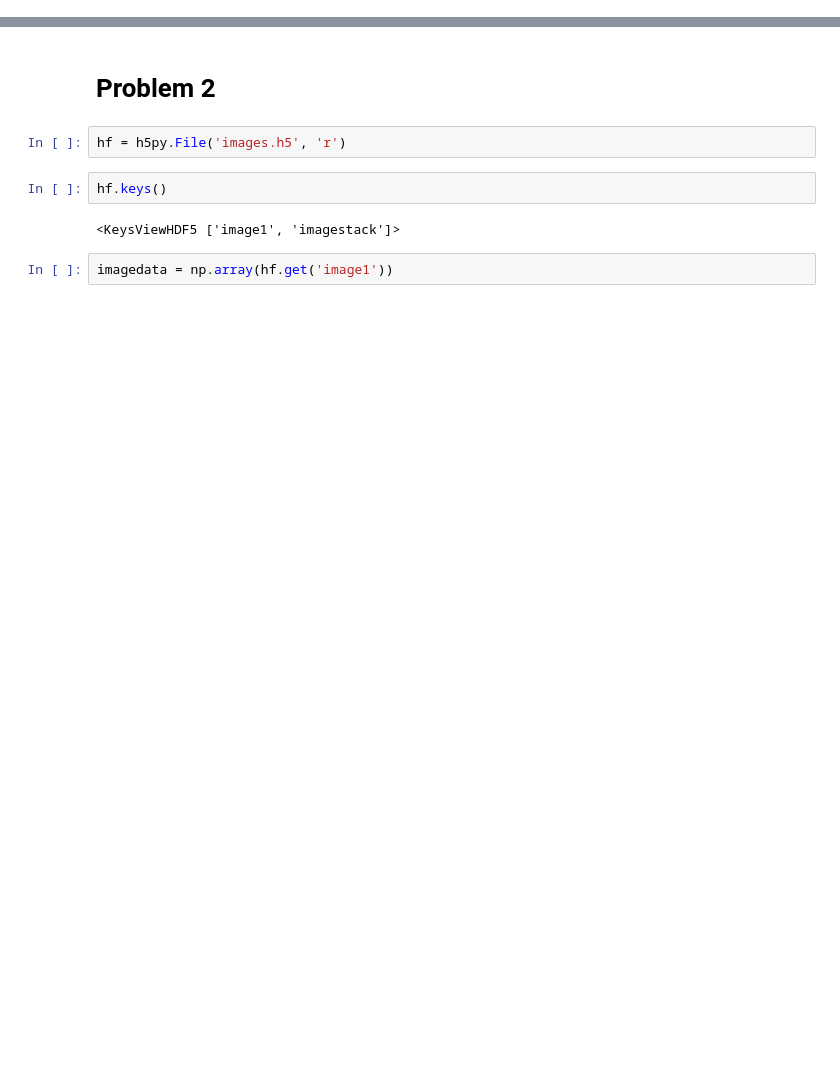
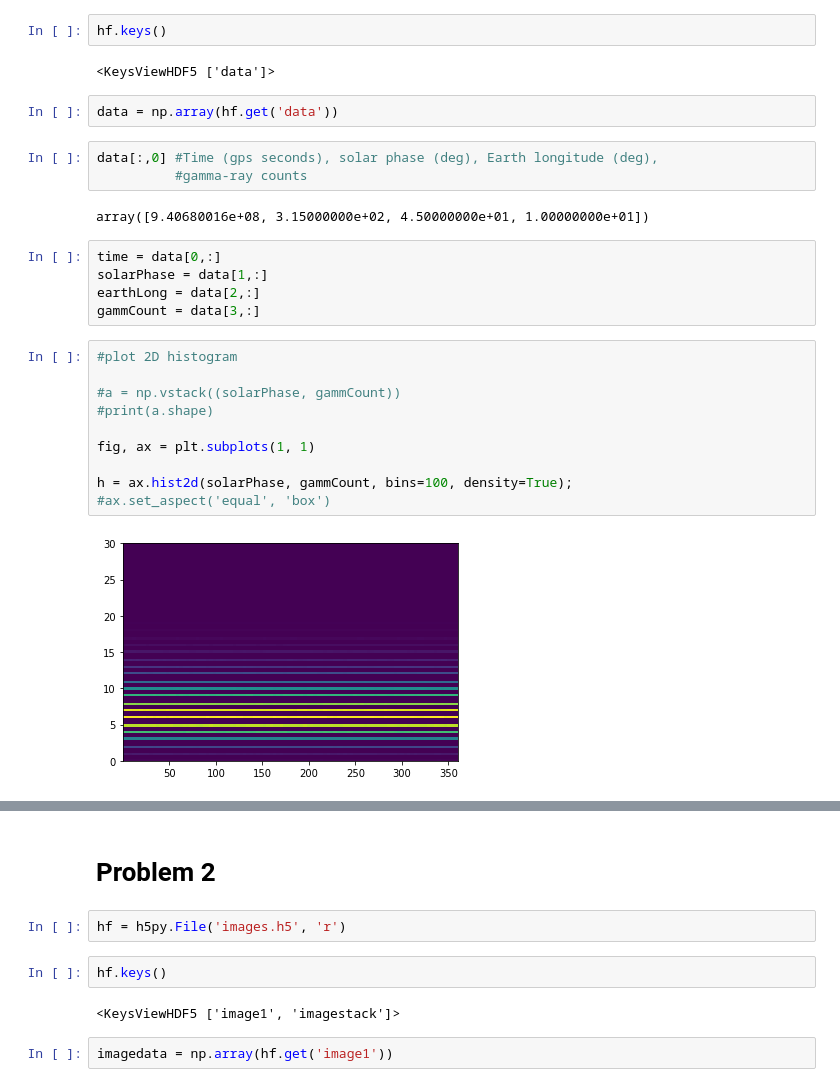
Before and after one commit to tjsuki/PHYS-434, a Jupyter notebook: Lab 4.ipynb, the cells around one changed output, grey strips where cells are left out. Cells and saved outputs as stored; diff of their text form; blank space fills up the shorter version.

```diff
--- a/Lab 4.ipynb
+++ b/Lab 4.ipynb
@@ -15,0 +15,28 @@ OSError: Unable to open file (unable to open file: name = 'gammaray_lab4.h5', er
+# %%
+hf.keys()
+# %% [output]
+<KeysViewHDF5 ['data']>
+# %%
+data = np.array(hf.get('data'))
+# %%
+data[:,0] #Time (gps seconds), solar phase (deg), Earth longitude (deg),
+          #gamma-ray counts
+# %% [output]
+array([9.40680016e+08, 3.15000000e+02, 4.50000000e+01, 1.00000000e+01])
+# %%
+time = data[0,:]
+solarPhase = data[1,:]
+earthLong = data[2,:]
+gammCount = data[3,:]
+# %%
+#plot 2D histogram
+
+#a = np.vstack((solarPhase, gammCount))
+#print(a.shape)
+
+fig, ax = plt.subplots(1, 1)
+
+h = ax.hist2d(solarPhase, gammCount, bins=100, density=True);
+#ax.set_aspect('equal', 'box')
+# %% [output]
+[figure, added]
```
Also changed, not shown: parts of 8 cells of this notebook.
